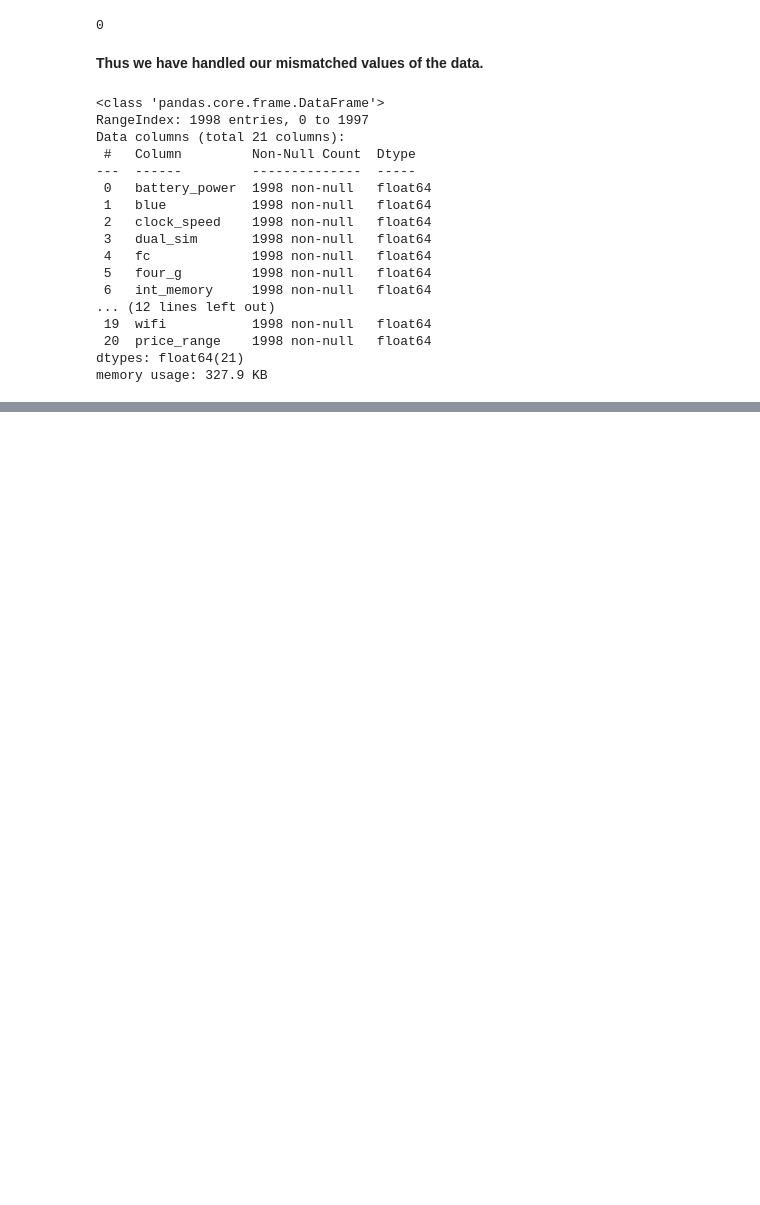
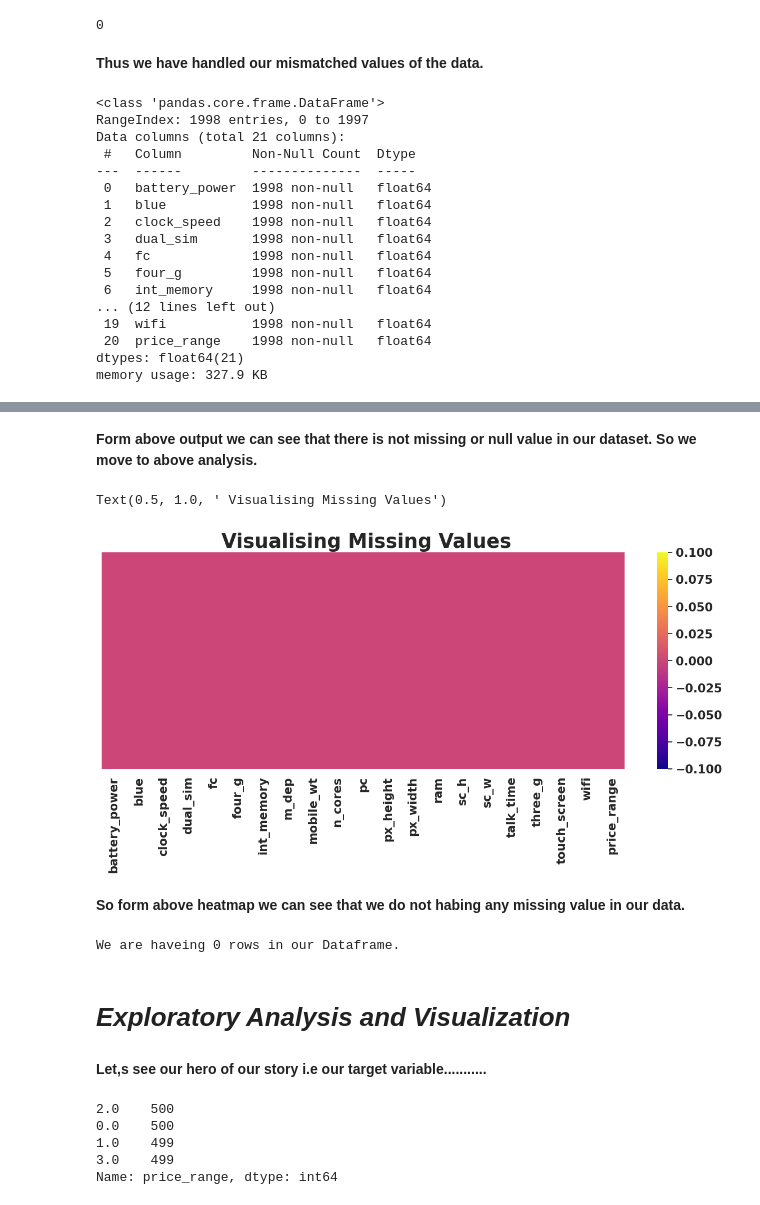
Before and after one commit to Saniyashakur22/ML-Classification-Project, a Jupyter notebook: ML_Classification_Capstone_Project_.ipynb, the cells around one changed output, grey strips where cells are left out. Cells and saved outputs as stored; diff of their text form; code cells hidden in the pictures; blank space fills up the shorter version.

```diff
--- a/ML_Classification_Capstone_Project_.ipynb
+++ b/ML_Classification_Capstone_Project_.ipynb
@@ -278,0 +307,48 @@ memory usage: 327.9 KB
+# %% [markdown]
+**Form above output we can see that there is not missing or null value in our dataset. So we move to above analysis.**
+# %%
+#set style
+# plt.style.use('seaborn')
+sns.set()
+
+
+# setting font weight,label weight,title weight to bold and setting title size,label size,fontsize.
+plt.rcParams["font.weight"] = "bold"
+plt.rcParams["axes.labelweight"] = "bold"
+plt.rcParams["axes.titlesize"] = 25
+plt.rcParams["axes.titleweight"] = 'bold'
+plt.rcParams['xtick.labelsize']=15
+plt.rcParams['ytick.labelsize']=15
+plt.rcParams["axes.labelsize"] = 20
+plt.rcParams["legend.fontsize"] = 15
+plt.rcParams["legend.title_fontsize"] = 15
+# %%
+# Visulaizing null values using heatmap.
+plt.figure(figsize=(15,5))
+sns.heatmap(df_main.isnull(),cmap='plasma',annot=False,yticklabels=False)
+plt.title(" Visualising Missing Values")
+# %% [output]
+Text(0.5, 1.0, ' Visualising Missing Values')
+[figure, added]
+# %% [markdown]
+**So form above heatmap we can see that we do not habing any missing value in our data.**
+# %%
+## Checking Duplicate rows in our Dataset.
+duplicates=df_main.duplicated().sum()
+print(f"We are haveing {duplicates} rows in our Dataframe.")
+# %% [output]
+We are haveing 0 rows in our Dataframe.
+# %% [markdown]
+# ***Exploratory Analysis and Visualization***
+# %% [markdown]
+**Let,s see our hero of our story i.e our target variable...........**
+# %%
+# lets have look at our target variable's counts
+price_range_values=df_main['price_range'].value_counts()
+price_range_values
+# %% [output]
+2.0    500
+0.0    500
+1.0    499
+3.0    499
+Name: price_range, dtype: int64
```
Also changed, not shown: parts of 9 cells of this notebook.
